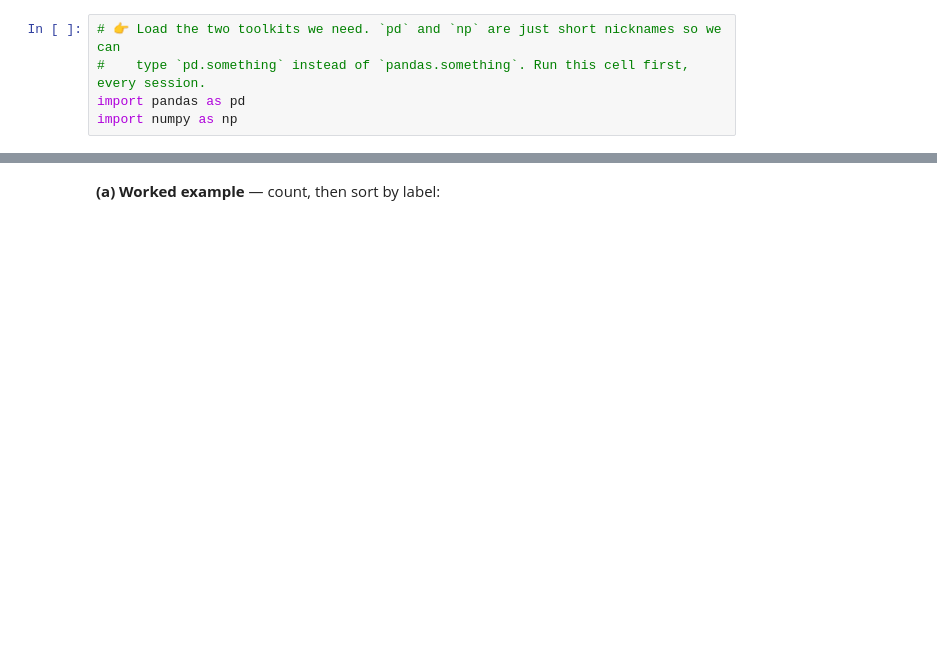
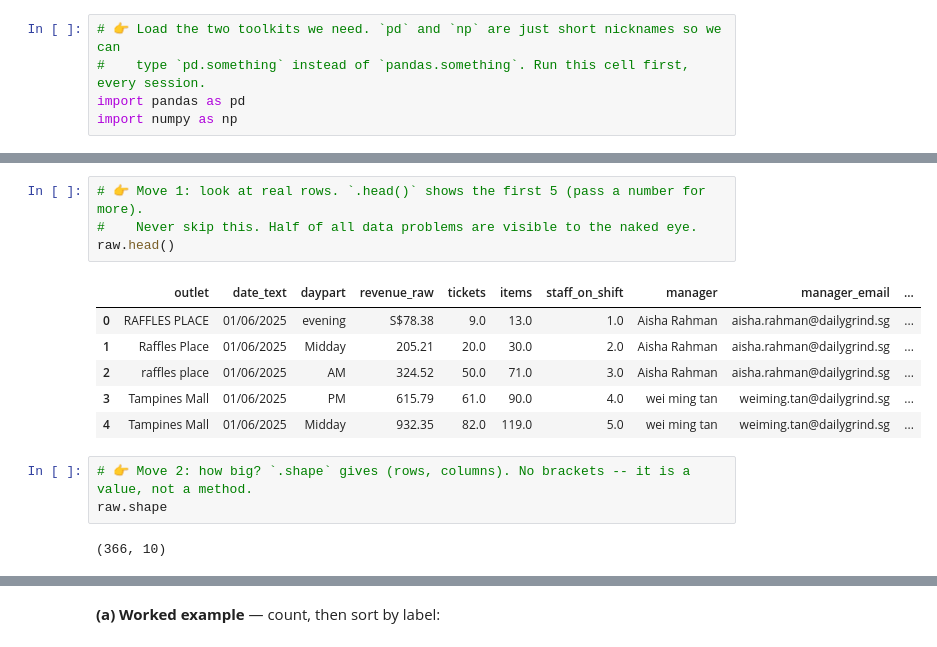
Before and after one commit to AntonThaiSingapore/6m-data-1.8-eda-basic, a Jupyter notebook: notebooks/eda_basic.ipynb, the cells around one changed output, grey strips where cells are left out. Drawn from its saved outputs; the diff is of its cells as text; blank space fills up the shorter version.

```diff
--- a/notebooks/eda_basic.ipynb
+++ b/notebooks/eda_basic.ipynb
@@ -229,0 +165,16 @@ demo.sum(skipna=False)
+# %%
+# 👉 Move 1: look at real rows. `.head()` shows the first 5 (pass a number for more).
+#    Never skip this. Half of all data problems are visible to the naked eye.
+raw.head()
+# %% [output]
+|  | outlet | date_text | daypart | revenue_raw | tickets | items | staff_on_shift | manager | manager_email | ... |
+| 0 | RAFFLES PLACE | 01/06/2025 | evening | S$78.38 | 9.0 | 13.0 | 1.0 | Aisha Rahman | aisha.rahman@dailygrind.sg | ... |
+| 1 | Raffles Place | 01/06/2025 | Midday | 205.21 | 20.0 | 30.0 | 2.0 | Aisha Rahman | aisha.rahman@dailygrind.sg | ... |
+| 2 | raffles place | 01/06/2025 | AM | 324.52 | 50.0 | 71.0 | 3.0 | Aisha Rahman | aisha.rahman@dailygrind.sg | ... |
+| 3 | Tampines Mall | 01/06/2025 | PM | 615.79 | 61.0 | 90.0 | 4.0 | wei ming tan | weiming.tan@dailygrind.sg | ... |
+| 4 | Tampines Mall | 01/06/2025 | Midday | 932.35 | 82.0 | 119.0 | 5.0 | wei ming tan | weiming.tan@dailygrind.sg | ... |
+# %%
+# 👉 Move 2: how big? `.shape` gives (rows, columns). No brackets -- it is a value, not a method.
+raw.shape
+# %% [output]
+(366, 10)
```
Also changed, not shown: parts of 475 cells of this notebook, 39 other files.
